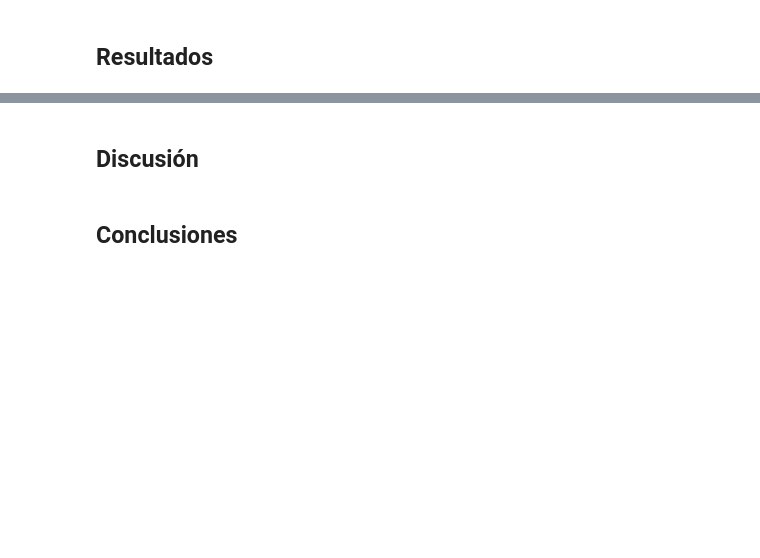
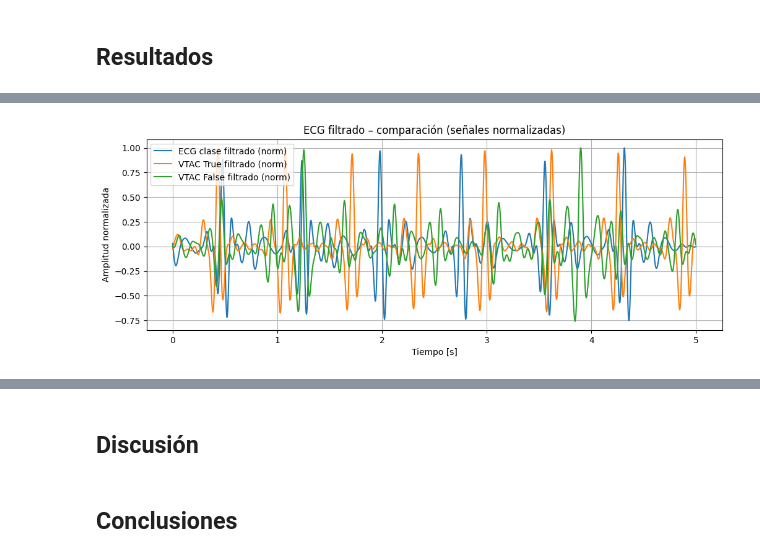
Before and after one commit to aguspaolini/aps-Paolini-Rosso, a Jupyter notebook: Trabajo Final.ipynb, the cells around one changed output, grey strips where cells are left out. Drawn from its saved outputs; the diff is of its cells as text; code cells hidden in the pictures; blank space fills up the shorter version.

```diff
--- a/Trabajo Final.ipynb
+++ b/Trabajo Final.ipynb
@@ -133,0 +118,25 @@ rr_false, fc_false = analizar_y_graficar(ecg_false, fs, "VT falsa")
+# %%
+def filtrar_ecg(ecg, fs, f_low=5, f_high=15):
+    b, a = sig.butter(4, [f_low/(fs/2), f_high/(fs/2)], btype="bandpass")
+    return sig.filtfilt(b, a, ecg)
+
+ecg_class_f = filtrar_ecg(ecg_class_seg, fs_class)
+ecg_true_f = filtrar_ecg(ecg_true_seg, fs)
+ecg_false_f = filtrar_ecg(ecg_false_seg, fs)
+
+ecg_clase_n = normalizar(ecg_class_f)
+ecg_vtac_true_n = normalizar(ecg_true_f)
+ecg_vtac_false_n = normalizar(ecg_false_f)
+
+plt.figure(figsize=(12,4))
+plt.plot(t_class, ecg_clase_n, label="ECG clase filtrado (norm)")
+plt.plot(t_vtac, ecg_vtac_true_n, label="VTAC True filtrado (norm)")
+plt.plot(t_vtac, ecg_vtac_false_n, label="VTAC False filtrado (norm)")
+plt.legend()
+plt.title("ECG filtrado – comparación (señales normalizadas)")
+plt.xlabel("Tiempo [s]")
+plt.ylabel("Amplitud normalizada")
+plt.grid()
+plt.show()
+# %% [output]
+[figure, added]
```
Also changed, not shown: parts of 15 cells of this notebook, 1 other file.
